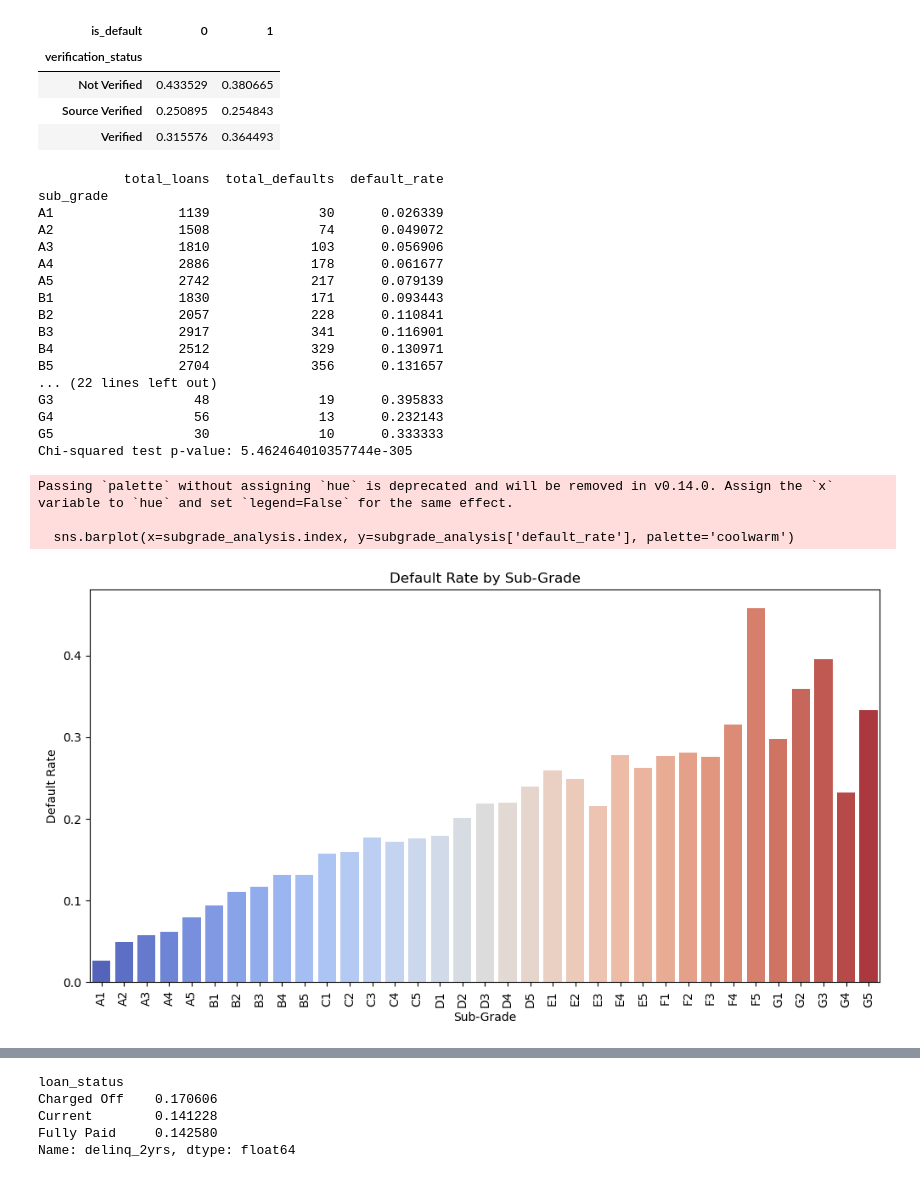
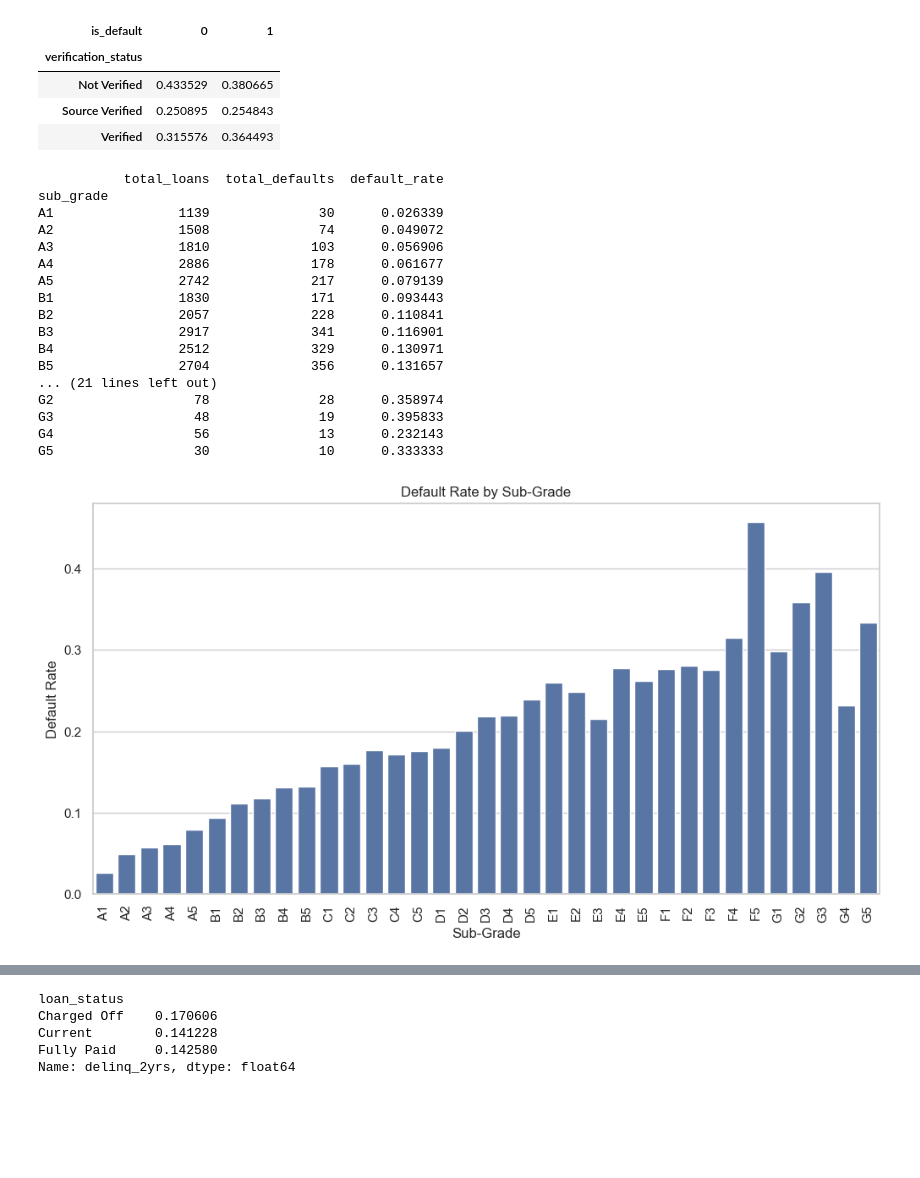
Before and after one commit to debasishmohanty/LendingClubCaseStudy, a Jupyter notebook: Lending_Club_Analysis.ipynb, the cells around one changed output, grey strips where cells are left out. Cells and saved outputs as stored; diff of their text form; code cells hidden in the pictures; blank space fills up the shorter version.

Commit message:
Univariate and bivariate analysis done

```diff
--- a/Lending_Club_Analysis.ipynb
+++ b/Lending_Club_Analysis.ipynb
@@ -105,55 +296,41 @@ pd.crosstab(df['verification_status'], df['is_default'], normalize='columns')
 | Source Verified | 0.250895 | 0.254843 |
 | Verified | 0.315576 | 0.364493 |
 # %%
-df['sub_grade'].value_counts()
+# Analysisng sub_grade
 subgrade_analysis = df.groupby('sub_grade').agg(
     total_loans=('loan_status', 'count'),
     total_defaults=('loan_status', lambda x: (x == 'Charged Off').sum())
 )
 subgrade_analysis['default_rate'] = subgrade_analysis['total_defaults'] / subgrade_analysis['total_loans']
 
 print(subgrade_analysis)
 
-# Chi-squared test for significance
-from scipy.stats import chi2_contingency
-
-# Create a contingency table
-contingency_table = pd.crosstab(df['sub_grade'], df['loan_status'] == 'Charged Off')
-
-# Perform chi-squared test
-chi2, p, dof, expected = chi2_contingency(contingency_table)
-print(f"Chi-squared test p-value: {p}")
-
-# Visualization
-import seaborn as sns
-import matplotlib.pyplot as plt
 
 plt.figure(figsize=(12, 6))
-sns.barplot(x=subgrade_analysis.index, y=subgrade_analysis['default_rate'], palette='coolwarm')
+sns.barplot(x=subgrade_analysis.index, y=subgrade_analysis['default_rate'])
 plt.title('Default Rate by Sub-Grade')
 plt.xlabel('Sub-Grade')
 plt.ylabel('Default Rate')
 plt.xticks(rotation=90)
 plt.show()
+
+# Conclusion: We can conclude that customer with sub_grade A1 are least default where as customers with sub_grade F5 are highest defaulter.
 # %% [output]
            total_loans  total_defaults  default_rate
 sub_grade
 A1                1139              30      0.026339
 A2                1508              74      0.049072
 A3                1810             103      0.056906
 A4                2886             178      0.061677
 A5                2742             217      0.079139
 B1                1830             171      0.093443
 B2                2057             228      0.110841
 B3                2917             341      0.116901
 B4                2512             329      0.130971
 B5                2704             356      0.131657
-... (22 lines left out)
+... (21 lines left out)
+G2                  78              28      0.358974
 G3                  48              19      0.395833
 G4                  56              13      0.232143
 G5                  30              10      0.333333
-Chi-squared test p-value: 5.462464010357744e-305
-Passing `palette` without assigning `hue` is deprecated and will be removed in v0.14.0. Assign the `x` variable to `hue` and set `legend=False` for the same effect.
-
-  sns.barplot(x=subgrade_analysis.index, y=subgrade_analysis['default_rate'], palette='coolwarm')
-[figure, old version]
+[figure, new version]
```
Also changed, not shown: parts of 13 cells of this notebook.
